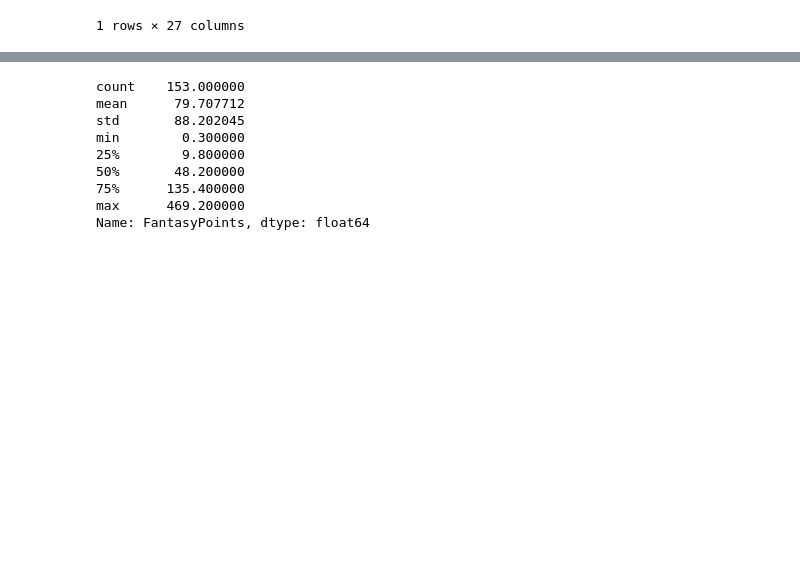
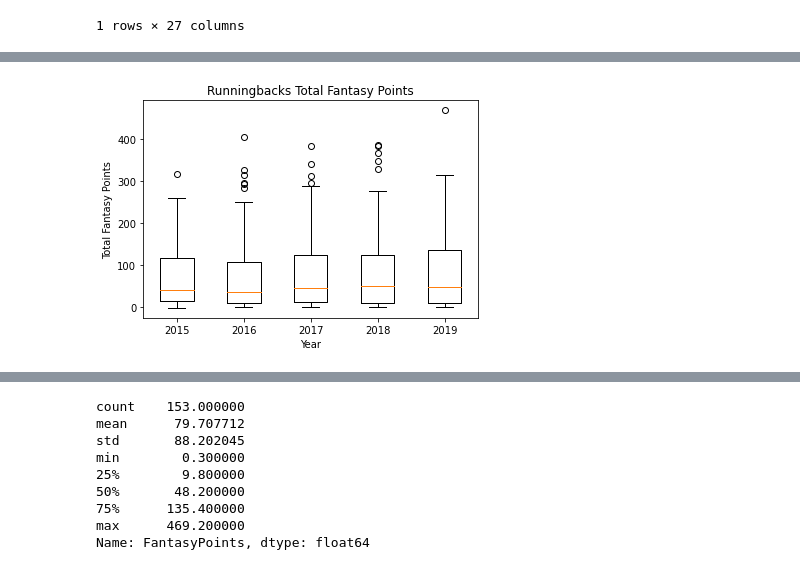
Before and after one commit to tiffanyharris711/pandasy-football, a Jupyter notebook: TomWork.ipynb, the cells around one changed output, grey strips where cells are left out. Drawn from its saved outputs; the diff is of its cells as text; code cells hidden in the pictures; blank space fills up the shorter version.

```diff
--- a/TomWork.ipynb
+++ b/TomWork.ipynb
@@ -137,0 +180,14 @@ plt.show()
+# %%
+# Plot Box Plot
+box_labels = ['2015','2016','2017','2018','2019']
+pts_boxes = [fantasypoints_15,fantasypoints_16,fantasypoints_17,fantasypoints_18,fantasypoints_19]
+plt.ylabel("Total Fantasy Points")
+plt.xlabel("Year")
+plt.title("Runningbacks Total Fantasy Points")
+
+plot_1 = plt.boxplot(pts_boxes, labels=box_labels)
+
+
+plt.show()
+# %% [output]
+[figure, added]
```
Also changed, not shown: parts of 15 cells of this notebook.
